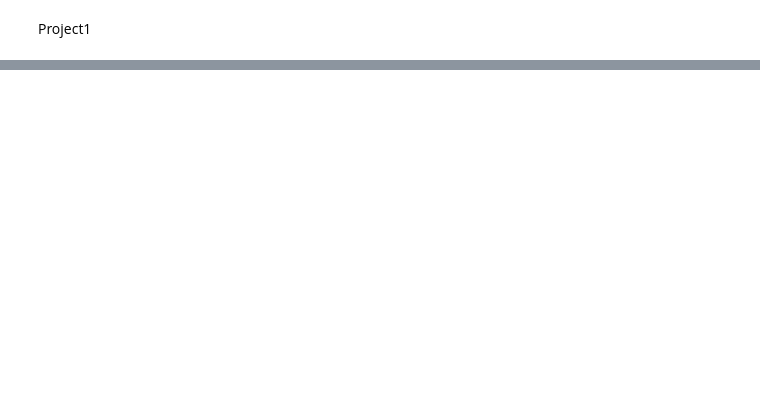
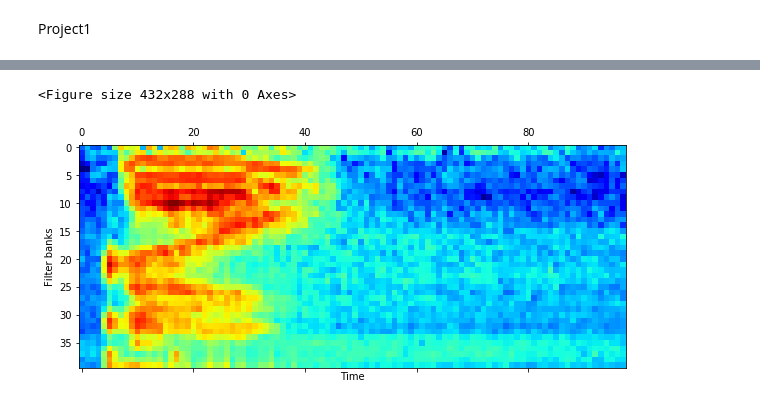
Before and after one commit to Fede5991/HumanDataAnalytics, a Jupyter notebook: Project1.ipynb, the cells around one changed output, grey strips where cells are left out. Cells and saved outputs as stored; diff of their text form; code cells hidden in the pictures; blank space fills up the shorter version.

```diff
--- a/Project1.ipynb
+++ b/Project1.ipynb
@@ -68,10 +73,10 @@ fig.show()
 # %%
-lengths = []
 frame_size = 0.025 #duration of a frame [s]
 frame_stride = 0.01 #duration of the overlap between 2 consecutive frames [s]
 folders = os.listdir('./audio_files')
-k = 0
+counter = 0
 dataset = []
+output = []
 for folder in tqdm(folders):
     entries = os.listdir('./audio_files'+'/'+folder)
     for entry in entries:
@@ -116,10 +121,16 @@ for folder in tqdm(folders):
         filter_banks = np.where(filter_banks == 0, np.finfo(float).eps, filter_banks)  # Numerical Stability
         filter_banks = 20 * np.log10(filter_banks)
         filter_banks -= (np.mean(filter_banks,axis=0)+1e-8)
-        dataset.append(filter_banks)
-        lengths.append(len(signal))
+        if (len(signal)==16000):
+            dataset.append(filter_banks)
+            output.append(counter)
+    counter=counter+1
 # %%
 plt.figure()
-plt.matshow(dataset[5].T,cmap=plt.cm.jet)
-plt.title('Filter banks')
+plt.matshow(dataset[j].T,cmap=plt.cm.jet)
+plt.xlabel('Time')
+plt.ylabel('Filter banks')
 plt.show()
+# %% [output]
+<Figure size 432x288 with 0 Axes>
+[figure, added]
```
Also changed, not shown: parts of 3 cells of this notebook.
